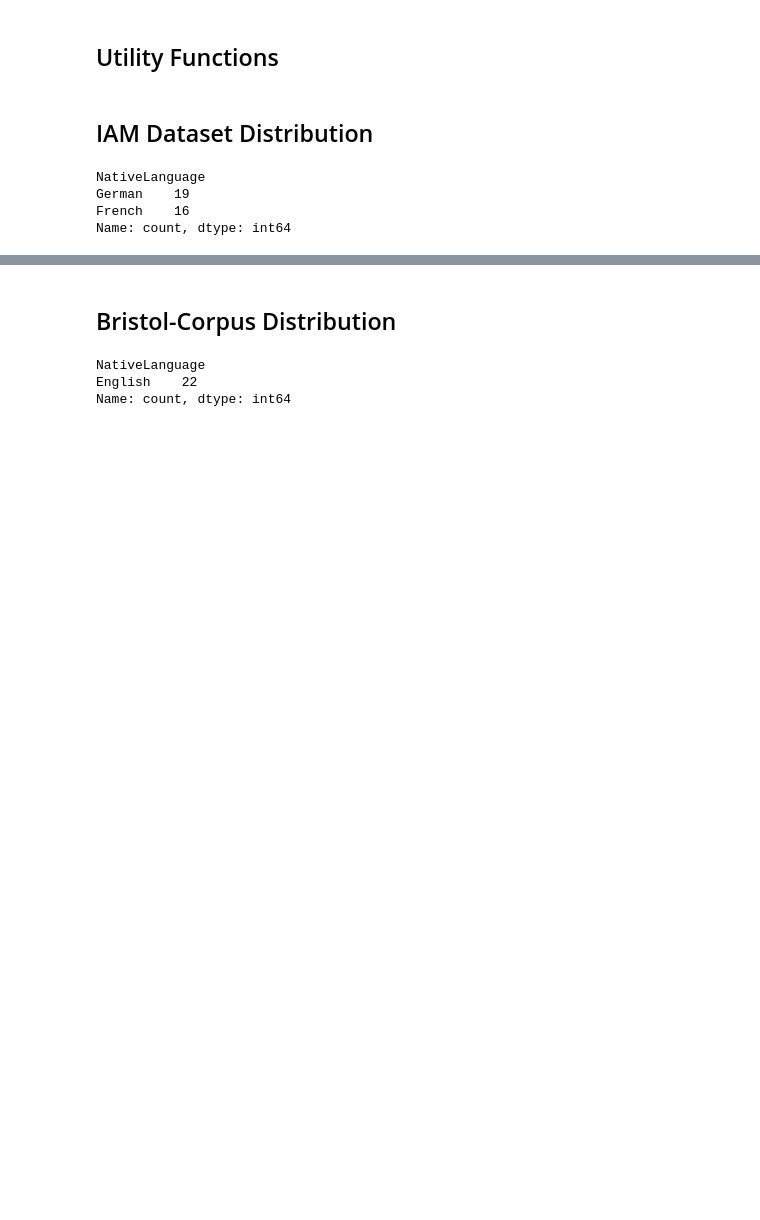
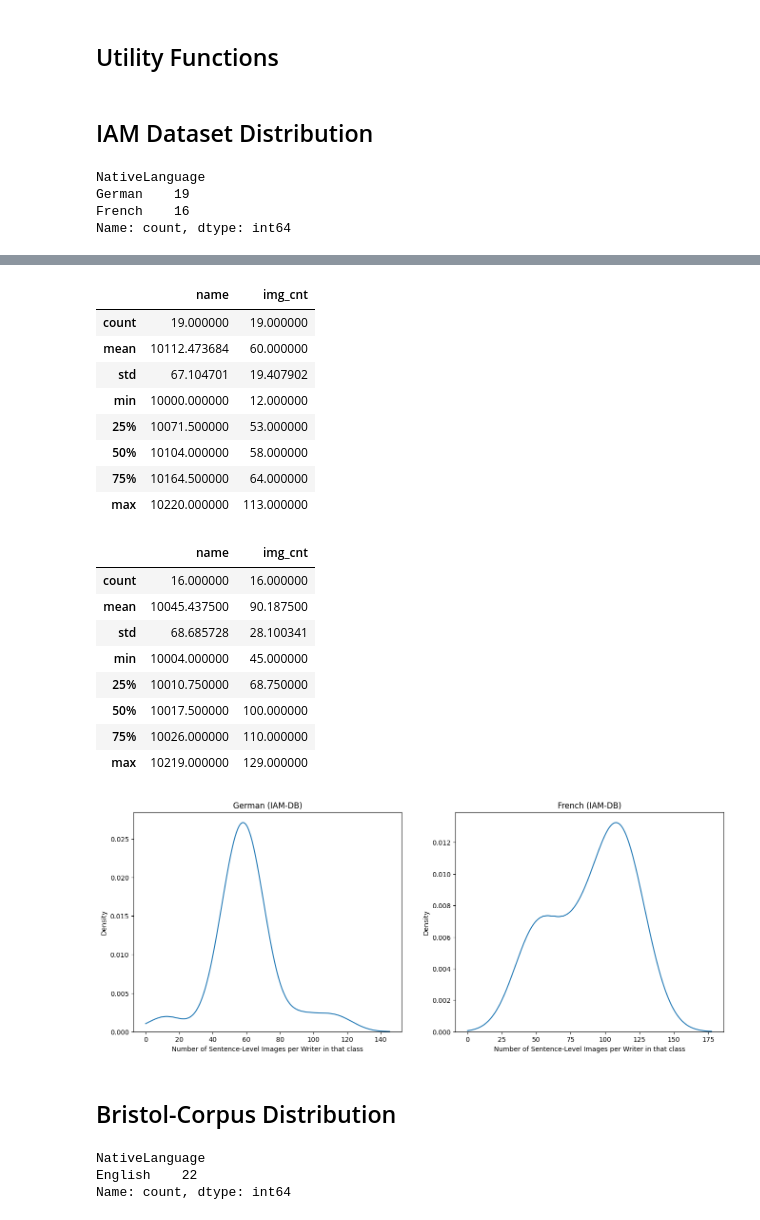
Before and after one commit to Simmmyirmm/Handwriting-Native-Language-Detection, a Jupyter notebook: Sentence-Segmentation/Dataset_Distribution.ipynb, the cells around one changed output, grey strips where cells are left out. Drawn from its saved outputs; the diff is of its cells as text; code cells hidden in the pictures; blank space fills up the shorter version.

```diff
--- a/Sentence-Segmentation/Dataset_Distribution.ipynb
+++ b/Sentence-Segmentation/Dataset_Distribution.ipynb
@@ -25,3 +129,36 @@ Name: count, dtype: int64
+# %%
+fig, axes = plt.subplots(1, 2, figsize=(16,6))
+
+sns.kdeplot(data=images_per_writer_per_class_group.loc[images_per_writer_per_class_group['NativeLanguage'] == 'German']['img_cnt'], ax=axes[0], clip=(0,None))
+sns.kdeplot(data=images_per_writer_per_class_group.loc[images_per_writer_per_class_group['NativeLanguage'] == 'French']['img_cnt'], ax=axes[1], clip=(0,None))
+
+axes[0].set_title('German (IAM-DB)')
+axes[0].set_xlabel('Number of Sentence-Level Images per Writer in that class')
+axes[1].set_title('French (IAM-DB)')
+axes[1].set_xlabel('Number of Sentence-Level Images per Writer in that class')
+
+display(images_per_writer_per_class_group.loc[images_per_writer_per_class_group['NativeLanguage'] == 'German'].describe())
+display(images_per_writer_per_class_group.loc[images_per_writer_per_class_group['NativeLanguage'] == 'French'].describe())
+# %% [output]
+|  | name | img_cnt |
+| count | 19.000000 | 19.000000 |
+| mean | 10112.473684 | 60.000000 |
+| std | 67.104701 | 19.407902 |
+| min | 10000.000000 | 12.000000 |
+| 25% | 10071.500000 | 53.000000 |
+| 50% | 10104.000000 | 58.000000 |
+| 75% | 10164.500000 | 64.000000 |
+| max | 10220.000000 | 113.000000 |
+|  | name | img_cnt |
+| count | 16.000000 | 16.000000 |
+| mean | 10045.437500 | 90.187500 |
+| std | 68.685728 | 28.100341 |
+| min | 10004.000000 | 45.000000 |
+| 25% | 10010.750000 | 68.750000 |
+| 50% | 10017.500000 | 100.000000 |
+| 75% | 10026.000000 | 110.000000 |
+| max | 10219.000000 | 129.000000 |
+[figure, added]
 # %% [markdown]
 ## Bristol-Corpus Distribution
 # %%
```
Also changed, not shown: parts of 9 cells of this notebook.
